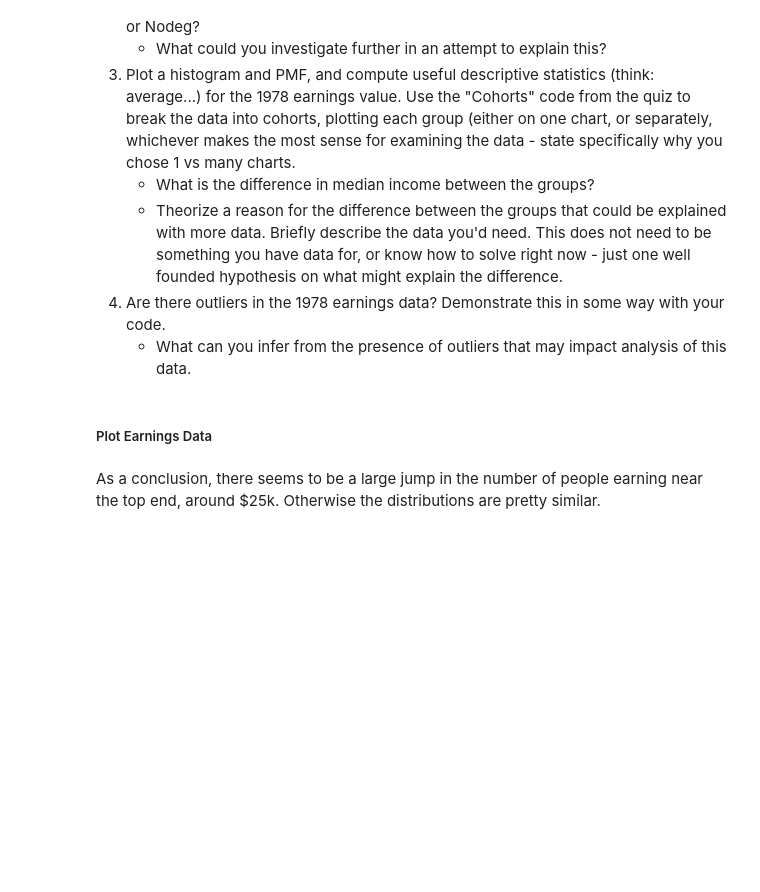
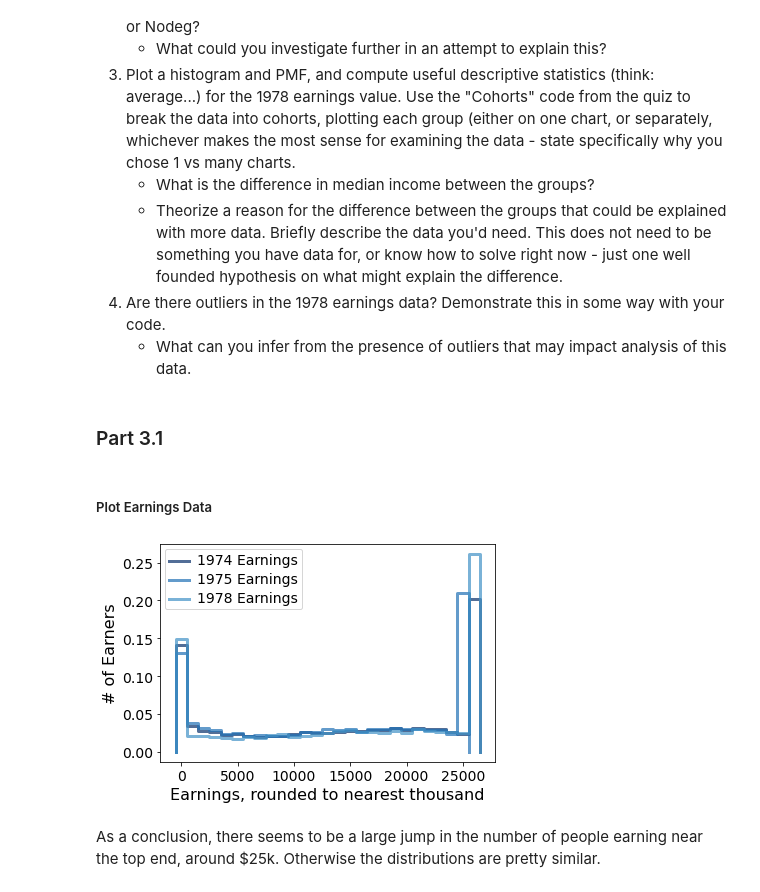
Before and after one commit to ASykes4/BSIP_Assignment_1_Students, a Jupyter notebook: stats_asn_1_stud_temp.ipynb, the cells around one changed output. Cells and saved outputs as stored; diff of their text form; code cells hidden in the pictures; blank space fills up the shorter version.

```diff
--- a/stats_asn_1_stud_temp.ipynb
+++ b/stats_asn_1_stud_temp.ipynb
@@ -156,7 +263,33 @@ The median age for this data set is: 31.0
     <li>What can you infer from the presence of outliers that may impact analysis of this data.
     </ul>
 </ol>
+# %% [markdown]
+### Part 3.1
 # %% [markdown]
 ##### Plot Earnings Data
+# %%
+
+earn1974 = df["Earnings_1974"]
+earn1974 = earn1974[~np.isnan(earn1974)]
+earn1974 = round(earn1974,-3)
+pmf1974 = thinkstats2.Pmf(earn1974, label = "1974 Earnings")
+thinkplot.Pmf(pmf1974)
+
+earn1975 = df["Earnings_1975"]
+earn1975 = earn1975[~np.isnan(earn1975)]
+earn1975 = round(earn1975,-3)
+pmf1975 = thinkstats2.Pmf(earn1975, label = "1975 Earnings")
+thinkplot.Pmf(pmf1975)
+
+earn1978 = df["Earnings_1978"]
+earn1978 = earn1978[~np.isnan(earn1978)]
+earn1978 = round(earn1978,-3)
+pmf1978 = thinkstats2.Pmf(earn1978, label = "1978 Earnings")
+thinkplot.Pmf(pmf1978)
+
+thinkplot.Config(xlabel = "Earnings, rounded to nearest thousand", ylabel = "# of Earners")
+thinkplot.bigger_text()
+# %% [output]
+[figure, added]
 # %% [markdown]
 As a conclusion, there seems to be a large jump in the number of people earning near the top end, around $25k. Otherwise the distributions are pretty similar.
```
Also changed, not shown: parts of 33 cells of this notebook.
